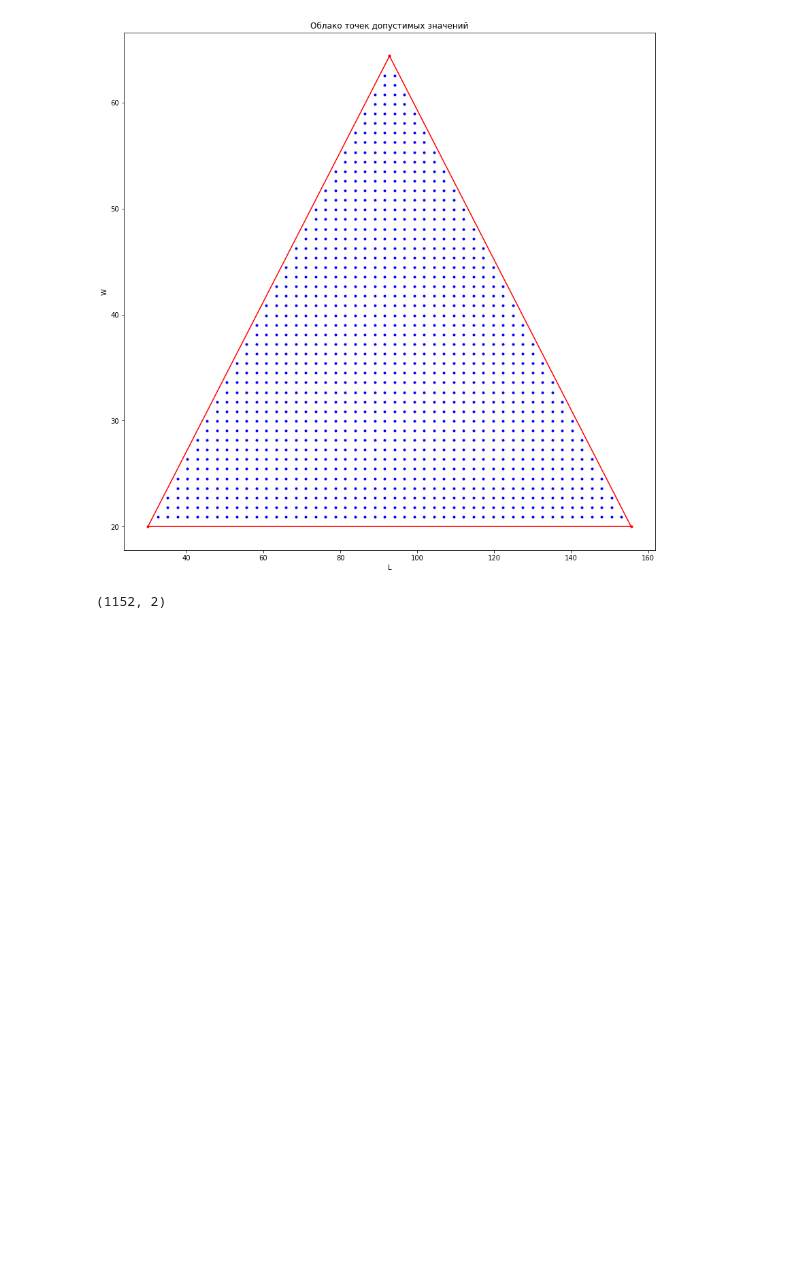
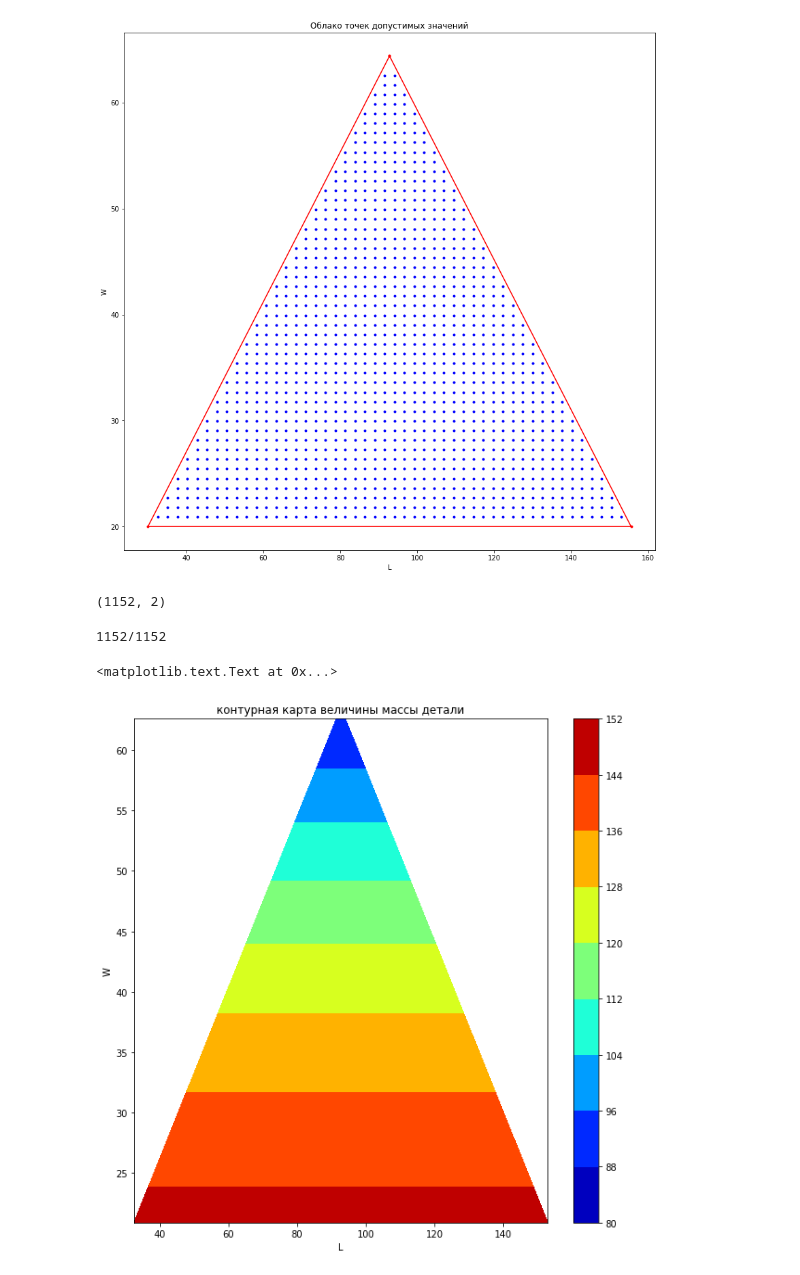
Before and after one commit to alxkorn/ISM, a Jupyter notebook: HW2.ipynb, the cells around one changed output. Drawn from its saved outputs; the diff is of its cells as text; code cells hidden in the pictures; blank space fills up the shorter version.

```diff
--- a/HW2.ipynb
+++ b/HW2.ipynb
@@ -206,7 +201,8 @@ plt.title('ОДЗ фигуры')
 [figure]
 # %%
 def create_test_points():
-    X,Y = np.meshgrid(np.linspace(points_bounds[1,0],points_bounds[2,0]),np.linspace(points_bounds[1,1],points_bounds[0,1]))
+    s=50
+    X,Y = np.meshgrid(np.linspace(points_bounds[1,0],points_bounds[2,0],s),np.linspace(points_bounds[1,1],points_bounds[0,1],s))
     inner = np.vstack((X.ravel(),Y.ravel())).T
     return inner
 # %%
@@ -236,6 +232,8 @@ plt.title('Облако точек допустимых значений')
 # %% [output]
 <matplotlib.text.Text at 0x...>
 [figure]
+# %%
+trng1 = scipy.spatial.Delaunay(test_points)
 # %%
 def triarea(a, b, c):
     ab = b - a
@@ -356,0 +359,27 @@ test_points.shape
+# %%
+mass = []
+sig = []
+ll = test_points.shape[0]
+for i,point in enumerate(test_points):
+    s11,m11 = calc_specs(point[0],point[1],0.0)
+    mass.append(m11)
+    sig.append(s11)
+    print('{}/{}'.format(i+1,ll))
+    clear_output(wait=True)
+with open('masses.bin','wb') as mf:
+    pickle.dump(mass,mf)
+with open('sigmas.bin','wb') as sf:
+    pickle.dump(sig,sf)
+# %% [output]
+1152/1152
+# %%
+plt.figure(figsize=(10,10))
+plt.tricontourf(test_points[:, 0], test_points[:, 1], trng1.simplices,
+                  mass, cmap='jet')
+plt.colorbar()
+plt.xlabel('L')
+plt.ylabel('W')
+plt.title('контурная карта величины массы детали')
+# %% [output]
+<matplotlib.text.Text at 0x...>
+[figure, added]
```
Also changed, not shown: parts of 13 cells of this notebook.
